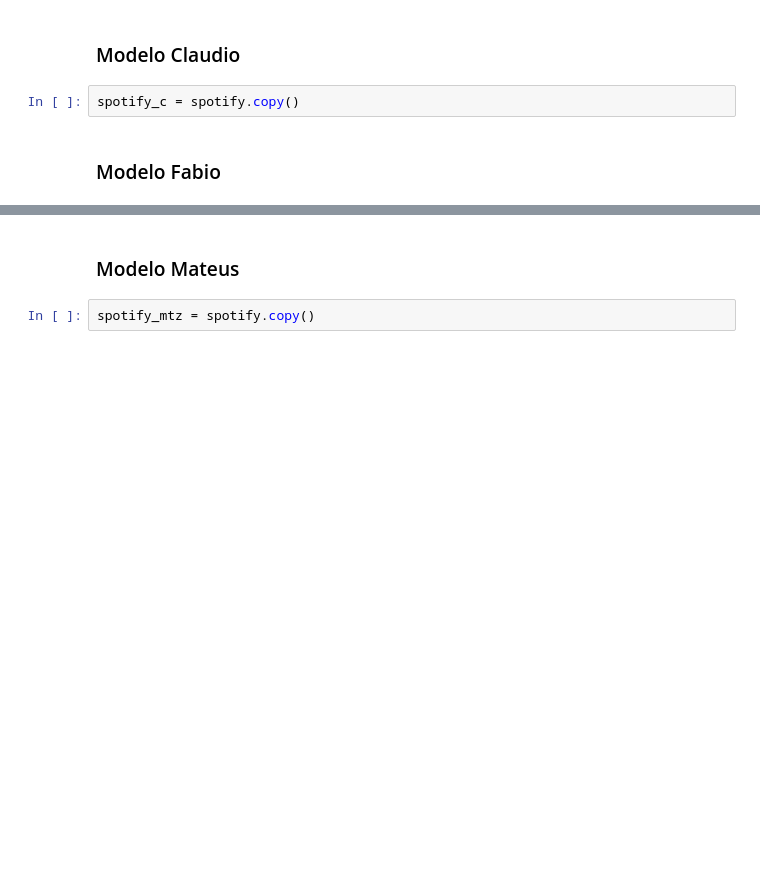
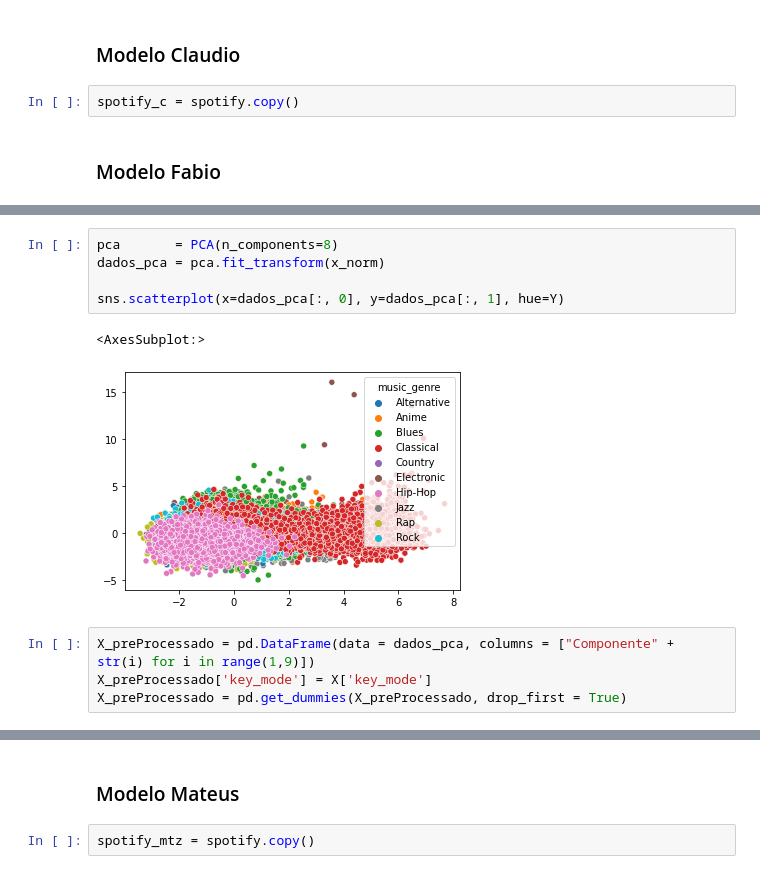
Before and after one commit to chumeu/spotify-prediction-task, a Jupyter notebook: music_genre_classification.ipynb, the cells around one changed output, grey strips where cells are left out. Drawn from its saved outputs; the diff is of its cells as text; blank space fills up the shorter version.

```diff
--- a/music_genre_classification.ipynb
+++ b/music_genre_classification.ipynb
@@ -274,0 +340,12 @@ spotify_f = spotify.copy()
+# %%
+pca       = PCA(n_components=8)
+dados_pca = pca.fit_transform(x_norm)
+
+sns.scatterplot(x=dados_pca[:, 0], y=dados_pca[:, 1], hue=Y)
+# %% [output]
+<AxesSubplot:>
+[figure, added]
+# %%
+X_preProcessado = pd.DataFrame(data = dados_pca, columns = ["Componente" + str(i) for i in range(1,9)])
+X_preProcessado['key_mode'] = X['key_mode']
+X_preProcessado = pd.get_dummies(X_preProcessado, drop_first = True)
```
Also changed, not shown: parts of 20 cells of this notebook.
